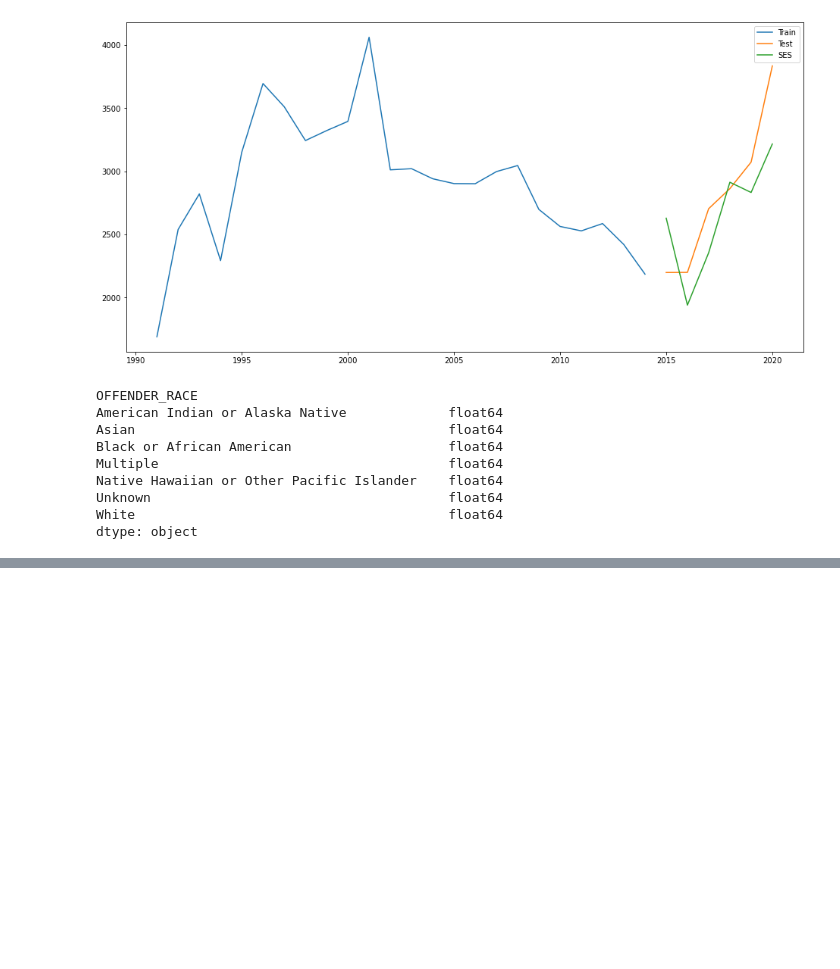
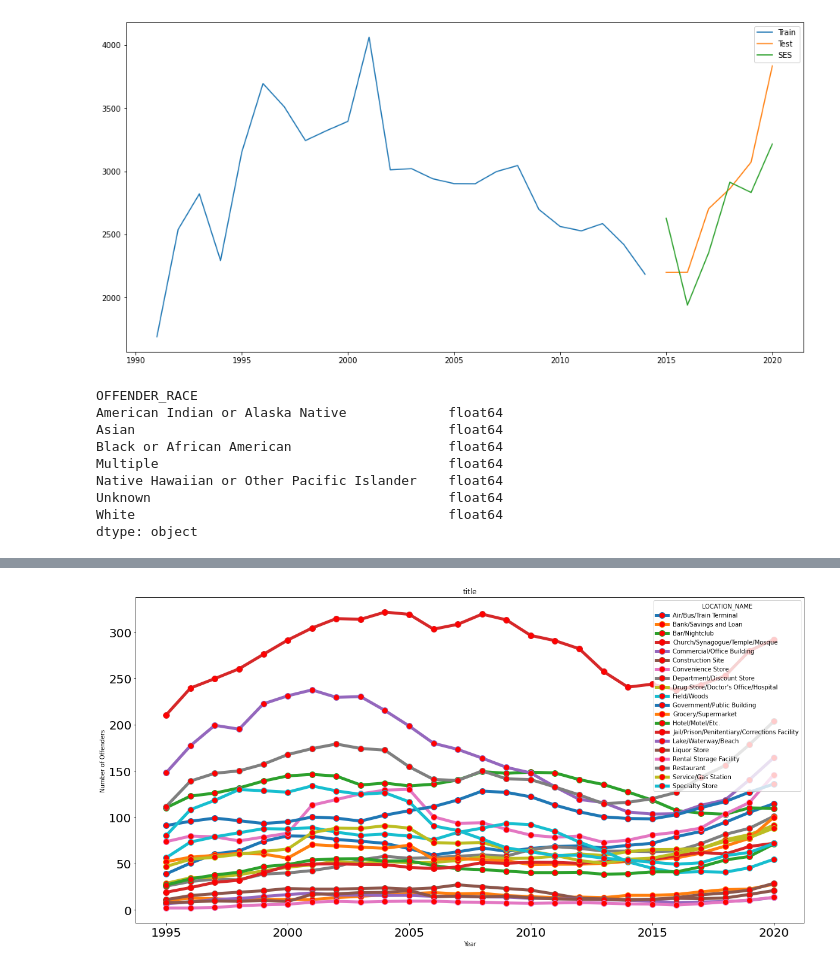
Before and after one commit to alphonso-a/big-data-project, a Jupyter notebook: Mita.ipynb, the cells around one changed output, grey strips where cells are left out. Drawn from its saved outputs; the diff is of its cells as text; code cells hidden in the pictures; blank space fills up the shorter version.

```diff
--- a/Mita.ipynb
+++ b/Mita.ipynb
@@ -456,0 +457,4 @@ dtype: object
+# %%
+LCdata = LCdata.assign(LOCATION_NAME=LCdata['LOCATION_NAME'].str.split(';')).explode('LOCATION_NAME')
+# %%
+LCdata = LCdata.groupby(['INCIDENT_DATE', 'LOCATION_NAME']).size().reset_index(name='count')
@@ -456,0 +481,11 @@ dtype: object
+# %%
+LCdata = LCdata.pivot(index='INCIDENT_DATE', columns='LOCATION_NAME', values='count')
+# %%
+LCdataSMALL = LCdata
+LCdataLARGE = LCdata
+
+for i in range(len(LCdata.columns)):
+    if (LCdata.iloc[:, i].isna().sum() > 15) or (LCdata.iloc[:, i].max() < 500.0):
+        LCdataLARGE = LCdataLARGE.drop(columns=LCdata.columns[i])
+    if (LCdata.iloc[:, i].isna().sum() > 15) or (LCdata.iloc[:, i].max() > 500.0):
+        LCdataSMALL = LCdataSMALL.drop(columns=LCdata.columns[i])
@@ -456,0 +513,4 @@ dtype: object
+# %%
+plot(LCdataSMALL, 'title')
+# %% [output]
+[figure, added]
```
Also changed, not shown: parts of 13 cells of this notebook.
